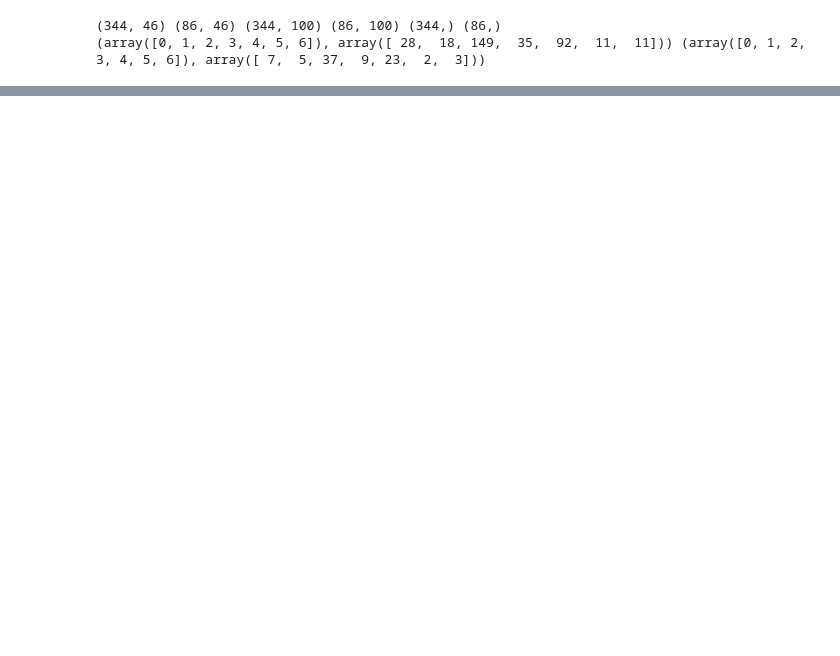
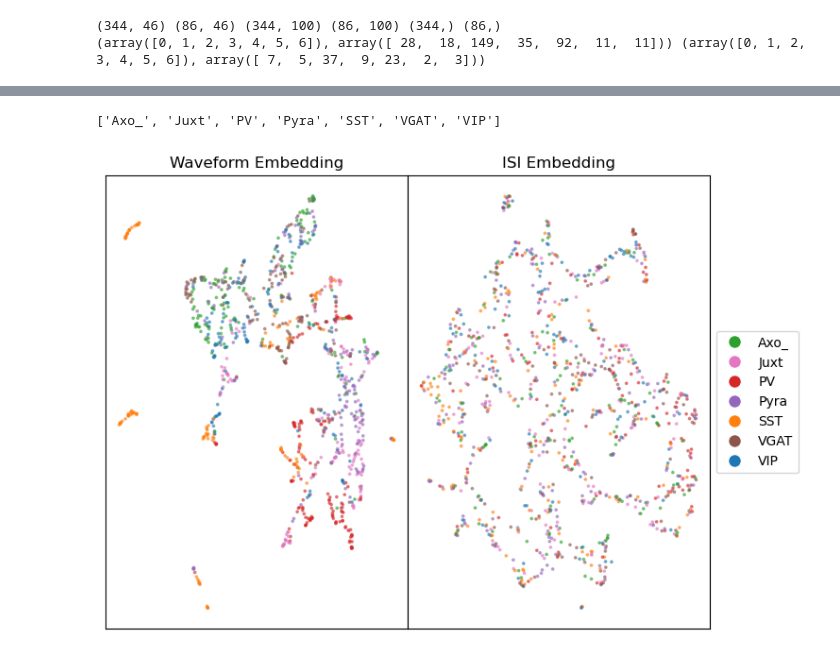
Before and after one commit to JesusGF1/1d-constrastive-autoencoder, a Jupyter notebook: multimodal_classifier_neuropixel.ipynb, the cells around one changed output, grey strips where cells are left out. Drawn from its saved outputs; the diff is of its cells as text; code cells hidden in the pictures; blank space fills up the shorter version.

```diff
--- a/multimodal_classifier_neuropixel.ipynb
+++ b/multimodal_classifier_neuropixel.ipynb
@@ -377,0 +400,41 @@ mixedModelAE.load_state_dict(torch.load('MixedAutoEncoderTemplates_noise.pt'))
+# %%
+#Calculate UMAP
+embedding_waveform = umap.UMAP(n_neighbors=5, min_dist=0.3, n_components=2).fit_transform(embedding_waveform)
+embedding_isi = umap.UMAP(n_neighbors=5, min_dist=0.3, n_components=2).fit_transform(embedding_isi)
+# %%
+#labelColor = ['r', 'g', 'b','gray','y','c','m','k','orange','purple']
+#Choose a nice color palette
+labelColor = ['#1f77b4', '#ff7f0e', '#2ca02c', '#d62728', '#9467bd',
+              '#8c564b', '#e377c2', '#7f7f7f', '#bcbd22', '#17becf']
+# %%
+labelColor = [labelColor[label] for label in labels]
+# %%
+#Create a legend based on labelColor and the cell type
+unique_labels = np.unique(labels)
+unique_labels = [str(le.inverse_transform([label])[0]) for label in unique_labels]
+print(unique_labels)
+# %% [output]
+['Axo_', 'Juxt', 'PV', 'Pyra', 'SST', 'VGAT', 'VIP']
+# %%
+figureWidth=8
+figureHeight=6
+plt.figure(figsize=(figureWidth,figureHeight))
+panel1 = plt.axes([0.1, 0.1, 0.4, 0.8])
+panel2 = plt.axes([0.5, 0.1, 0.4, 0.8])
+
+panel1.scatter(embedding_waveform[:, 0], embedding_waveform[:, 1], color=labelColor, s=3, alpha=0.5)
+panel1.set_title("Waveform Embedding")
+panel1.set_xticks([])
+panel1.set_yticks([])
+panel2.scatter(embedding_isi[:, 0], embedding_isi[:, 1], color=labelColor, s=3, alpha=0.5)
+panel2.set_title("ISI Embedding")
+panel2.set_xticks([])
+panel2.set_yticks([])
+
+#Plot legend based on unique_labels and labelColor
+panel2.legend(handles=[plt.Line2D([0], [0], marker='o', color='w', markerfacecolor=color, markersize=10, label=label) for color, label in zip(labelColor, unique_labels)], loc='center left', bbox_to_anchor=(1, 0.5))
+
+
+plt.show()
+# %% [output]
+[figure, added]
```
Also changed, not shown: parts of 16 cells of this notebook, 1 other file.
